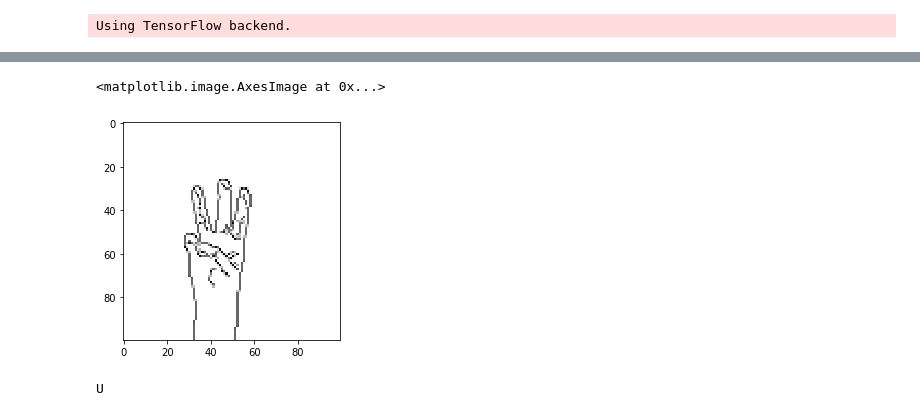
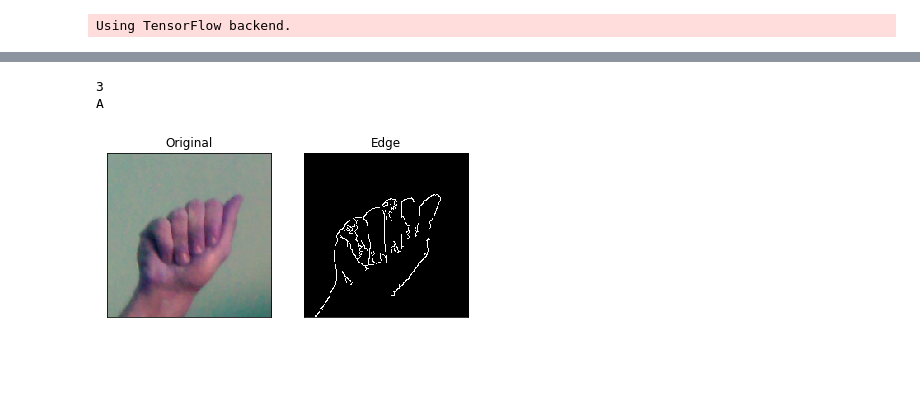
Before and after one commit to yashbhagat3/ASL-Recognizer, a Jupyter notebook: classifier.ipynb, the cells around one changed output, grey strips where cells are left out. Drawn from its saved outputs; the diff is of its cells as text; code cells hidden in the pictures; blank space fills up the shorter version.

```diff
--- a/classifier.ipynb
+++ b/classifier.ipynb
@@ -74,5 +28,0 @@ X_test = X_test.reshape(X_test.shape + (1,))
-# %%
-plt.imshow(images[0],cmap='gray')
-# %% [output]
-<matplotlib.image.AxesImage at 0x...>
-[figure, removed]
@@ -83,4 +29,68 @@ labe=chr(65+predictions)
-# %%
-print(labe)
-# %% [output]
-U
+# %%
+
+
+images = []
+labels = []
+size = 100,100
+
+
+#reading
+img = cv2.imread('test\\orig_sample\\a.jpg')
+
+print(img.shape[2])
+
+if(img.shape[2]==3):
+
+    #conv to grayscale
+    gray = cv2.cvtColor(img, cv2.COLOR_BGR2GRAY) # convert to grayscale
+    # noise reduction
+    blured = cv2.GaussianBlur(gray, (5, 5), 0)
+    blured = cv2.erode(blured, None, iterations=2)
+    blured = cv2.dilate(blured, None, iterations=2)
+
+    high_thresh, thresh_im = cv2.threshold(blured, 0, 255, cv2.THRESH_BINARY + cv2.THRESH_OTSU)
+    high_thresh2=high_thresh*0.5
+    low_thresh = 0.1*high_thresh
+
+
+    edged=cv2.Canny(img,200,20)
+    model_image =~edged
+    model_image = cv2.resize(model_image,dsize=(100,100),interpolation=cv2.INTER_CUBIC)
+
+if(img.shape[2]==1):
+
+    img = cv2.cvtColor(img, cv2.COLOR_BGR2RGB)
+    edged=img
+    model_image=~edged
+    model_image = cv2.resize(model_edged,dsize=(img_size, img_size),interpolation=cv2.INTER_CUBIC)
+
+
+
+images.append(model_image)
+
+
+images=np.asarray(images)
+images = images.astype('float32')/255.0
+
+X_test=images
+
+X_test = X_test.reshape(X_test.shape + (1,))
+
+plt.figure(figsize=(10,10))
+plt.subplot(1,3,1),plt.imshow(img,cmap = 'gray')
+plt.title('Original'), plt.xticks([]), plt.yticks([])
+plt.subplot(1,3,2),plt.imshow(edged,cmap = 'gray')
+plt.title('Edge'), plt.xticks([]), plt.yticks([])
+
+
+
+
+predictions = model.predict(X_test)
+predictions = np.argmax(predictions, axis=1)
+labe=chr(65+predictions)
+
+print(labe)
+# %% [output]
+3
+A
+[figure, added]
```
Also changed, not shown: parts of 8 cells of this notebook, 3 other files.
